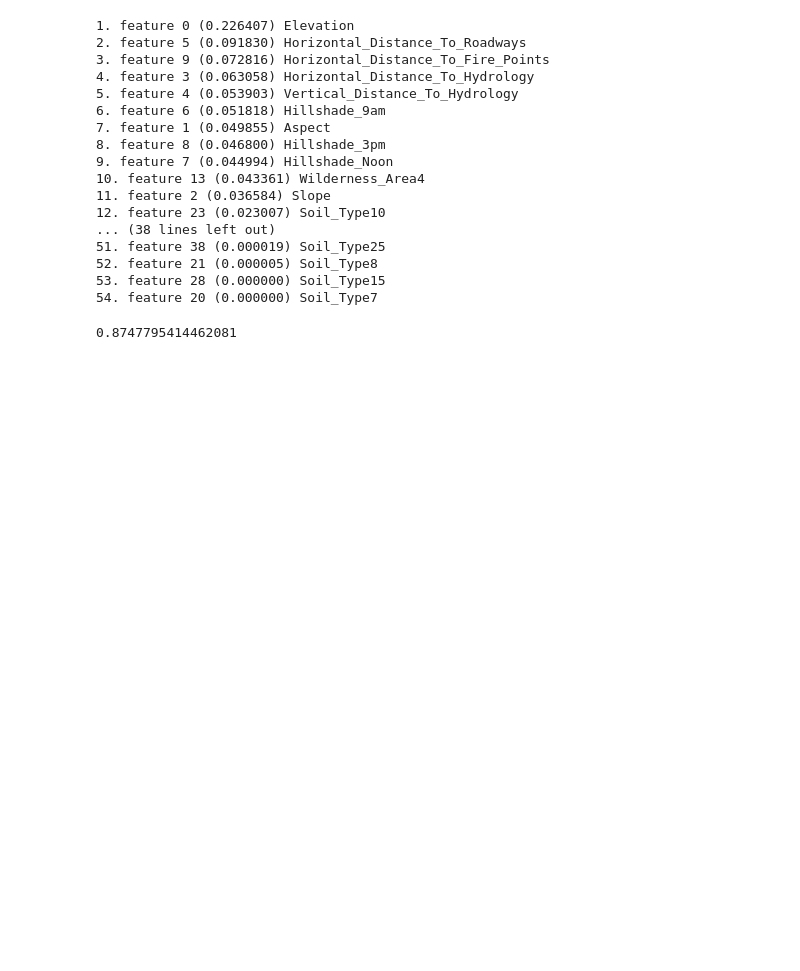
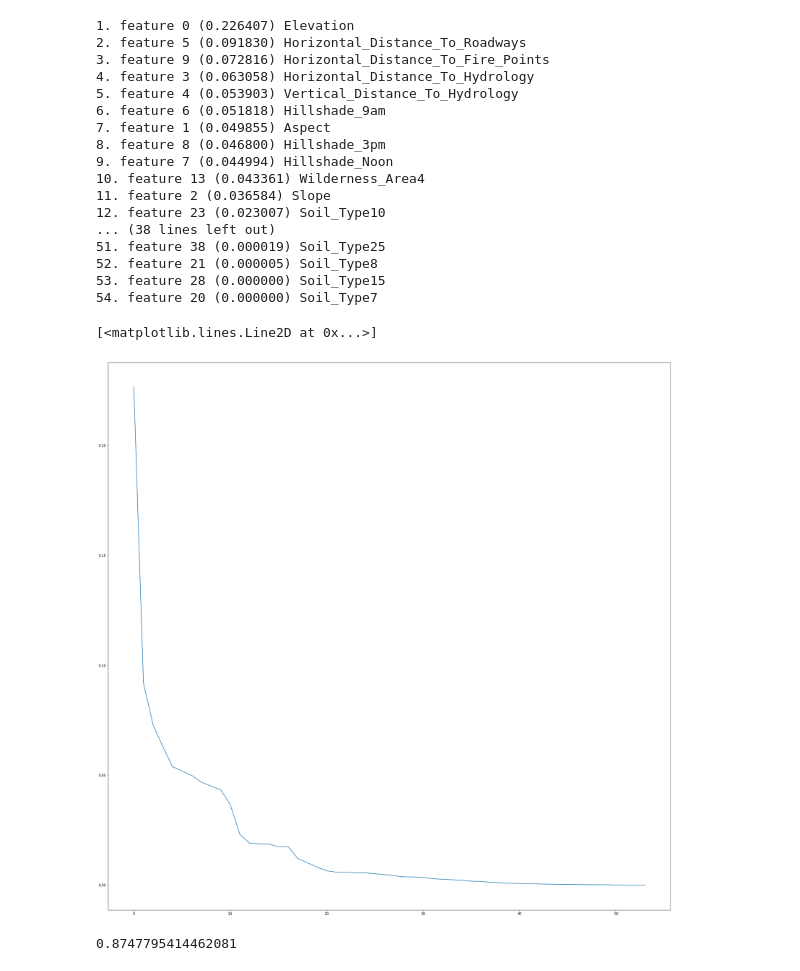
Before and after one commit to mcfaddja/tcss551-Sp2019, a Jupyter notebook: Project/Forest/Project-ForestCover.ipynb, the cells around one changed output. Drawn from its saved outputs; the diff is of its cells as text; code cells hidden in the pictures; blank space fills up the shorter version.

```diff
--- a/Project/Forest/Project-ForestCover.ipynb
+++ b/Project/Forest/Project-ForestCover.ipynb
@@ -265,6 +265,13 @@ for f in range(features.shape[1]):
 52. feature 21 (0.000005) Soil_Type8
 53. feature 28 (0.000000) Soil_Type15
 54. feature 20 (0.000000) Soil_Type7
+# %%
+sortedImportances = np.flip(np.sort(importances))
+# %%
+plt.plot(sortedImportances)
+# %% [output]
+[<matplotlib.lines.Line2D at 0x...>]
+[figure, added]
 # %%
 randFor.score(test_features, test_typeCats)
 # %% [output]
```
Also changed, not shown: parts of 2 cells of this notebook.
